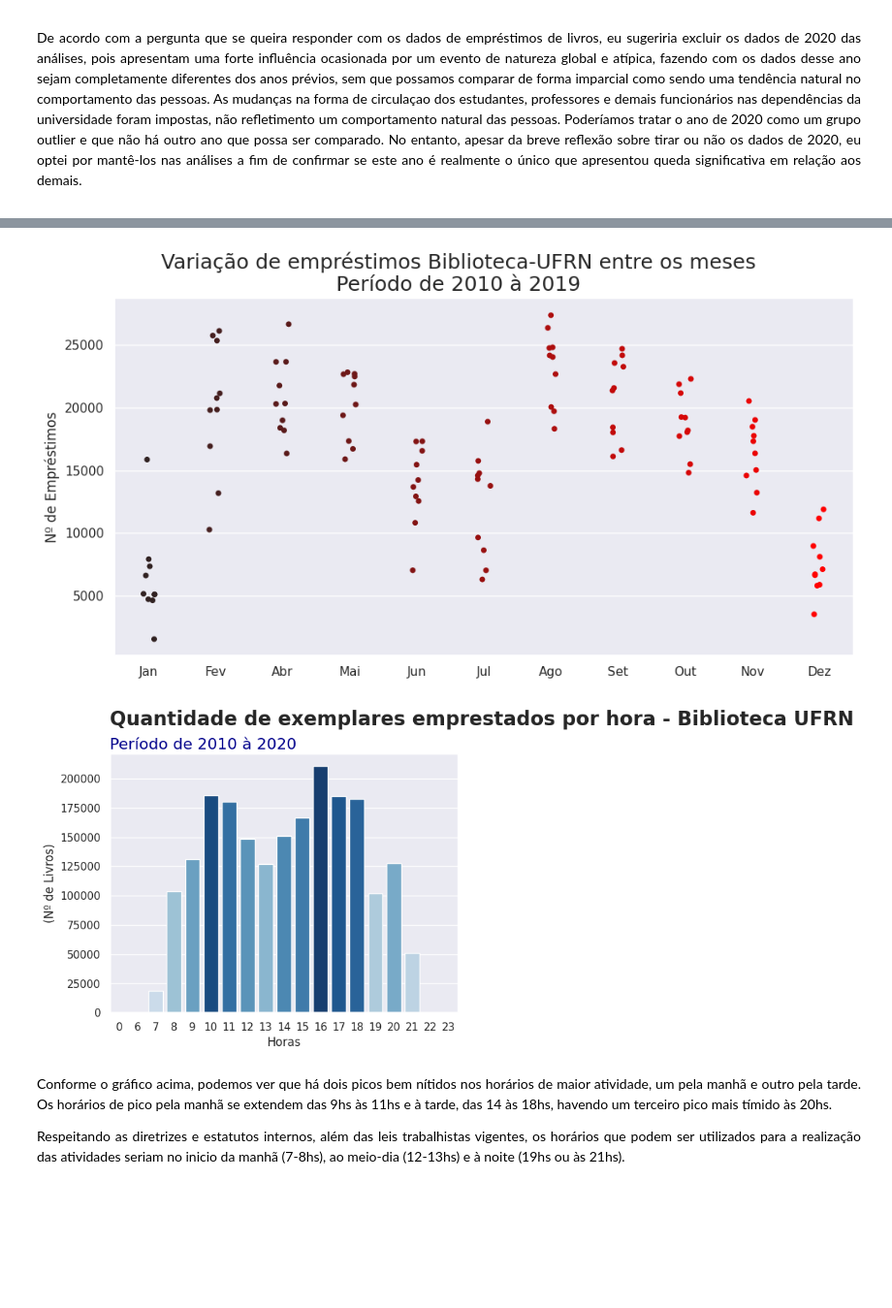
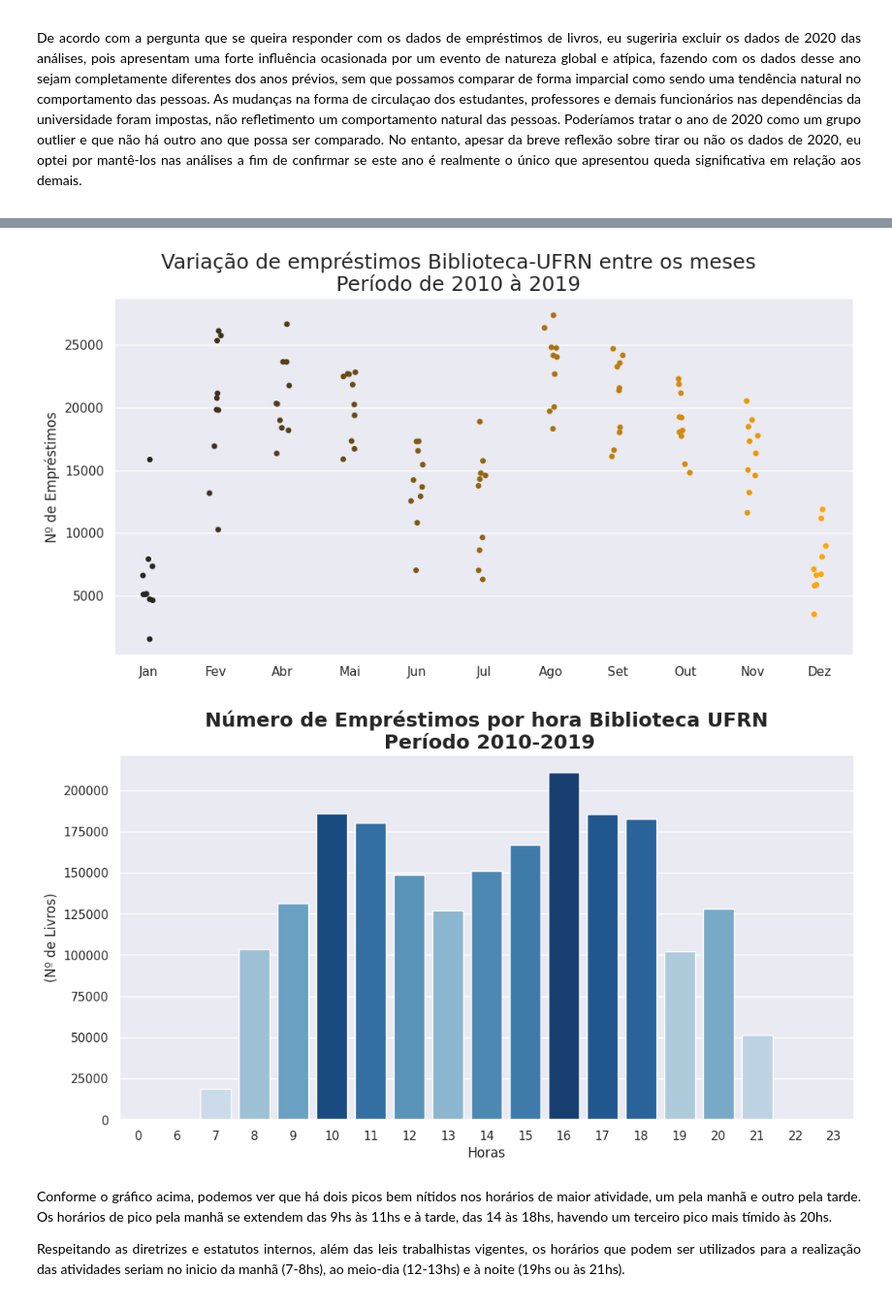
Before and after one commit to JoaoCarraro/Biblioteca, a Jupyter notebook: Portfólio_Biblioteca_UFRN_oficial.ipynb, the cells around one changed output, grey strips where cells are left out. Shown at 97% size. Saved outputs shown, nothing was run; the diff lists cells and outputs as text; code cells hidden in the pictures; blank space fills up the shorter version.

```diff
--- a/Portfólio_Biblioteca_UFRN_oficial.ipynb
+++ b/Portfólio_Biblioteca_UFRN_oficial.ipynb
@@ -1177,20 +1177,20 @@ plt.show()
 # %%
-ax = ax=sns.catplot(data=df_emprestimos_meses.iloc[:,1:12], aspect=2, height=5, color = 'red')
+ax = ax=sns.catplot(data=df_emprestimos_meses.iloc[:,1:12], aspect=2, height=5, color = 'orange')
 ax.fig.suptitle('Variação de empréstimos Biblioteca-UFRN entre os meses\nPeríodo de 2010 à 2019', fontsize=18, y=1.08)
 ax.set_axis_labels("", 'Nº de Empréstimos', fontsize = 12)
 plt.show()
 # %% [output]
-[figure, old version]
+[figure, new version]
 # %%
+plt.figure(figsize = (12,6))
 ax = sns.barplot(data=emprestimos_por_hora, x='hora', y='quantidade',
                   palette='Blues', hue='quantidade', dodge=False)
 plt.legend([], [], frameon=False)
-ax.set_title('Quantidade de exemplares emprestados por hora - Biblioteca UFRN\n', size=20, loc='left', weight='bold')
-ax.text(s='Período de 2010 à 2020', x=-0.5, y=225000, fontsize = 16, ha='left', color='darkblue')
+ax.set_title('Número de Empréstimos por hora Biblioteca UFRN\n Período 2010-2019', size=18, weight='bold')
 ax.set(xlabel='Horas', ylabel='(Nº de Livros)')
 plt.show()
 # %% [output]
-[figure, old version]
+[figure, new version]
 # %% [markdown]
 <p align = "justify">Conforme o gráfico acima, podemos ver que há dois picos bem nítidos nos horários de maior atividade, um pela manhã e outro pela tarde. Os horários de pico pela manhã se extendem das 9hs às 11hs e à tarde, das 14 às 18hs, havendo um terceiro pico mais tímido às 20hs.
 
```
Also changed, not shown: parts of 29 cells of this notebook.
